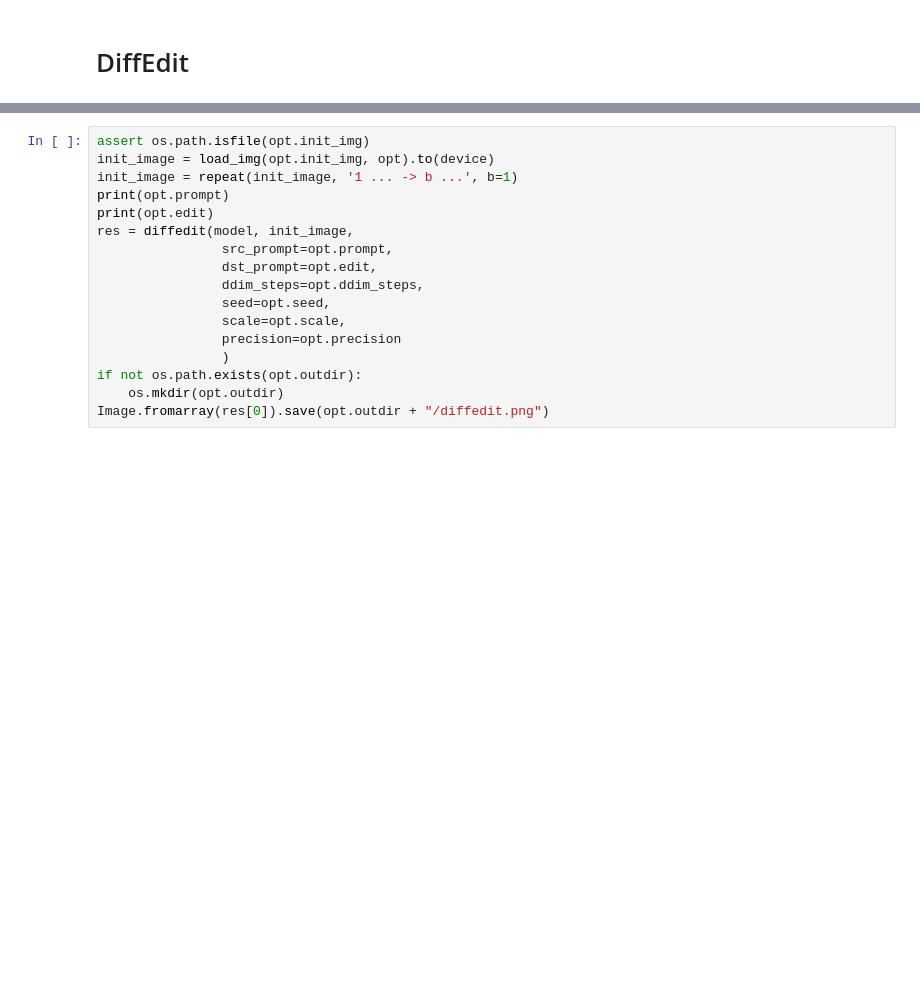
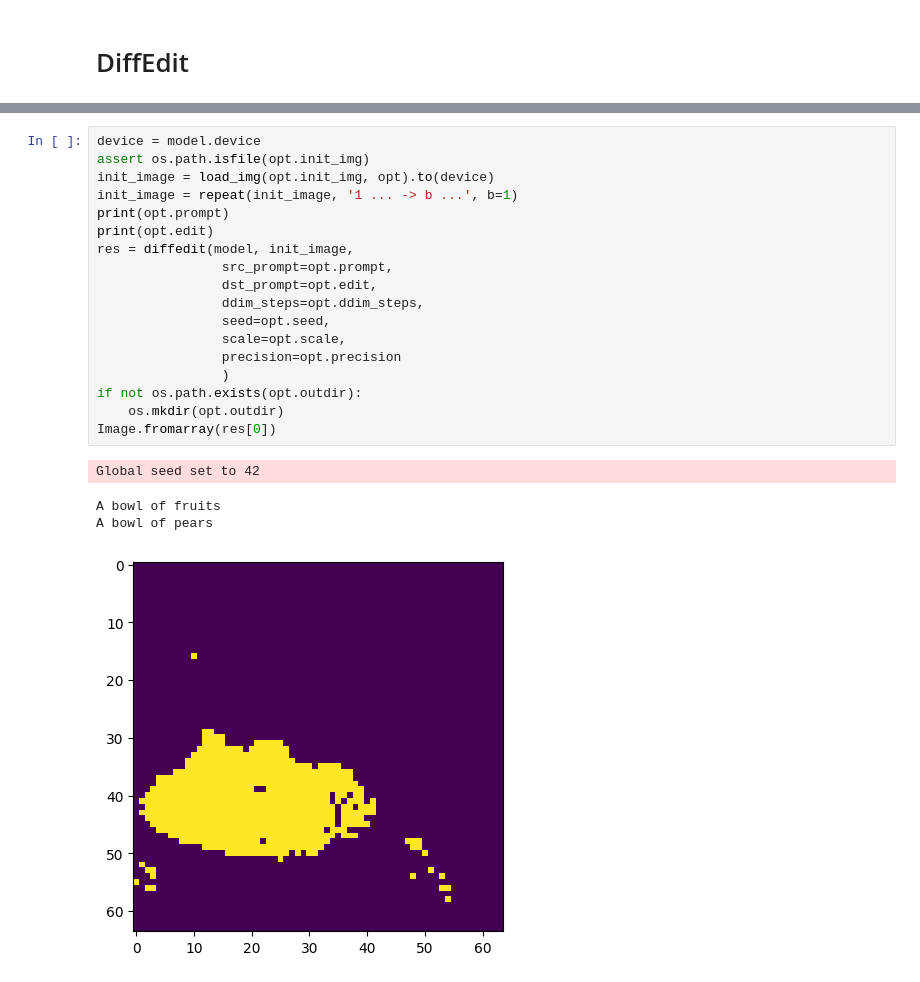
Before and after one commit to LuChengTHU/dpm-solver, a Jupyter notebook: example_v2/stable-diffusion/scripts/diffedit_inpaint.ipynb, the cells around one changed output, grey strips where cells are left out. Drawn from its saved outputs; the diff is of its cells as text; blank space fills up the shorter version.

```diff
--- a/example_v2/stable-diffusion/scripts/diffedit_inpaint.ipynb
+++ b/example_v2/stable-diffusion/scripts/diffedit_inpaint.ipynb
@@ -321,17 +351,23 @@ model, opt = main()
 # %%
+device = model.device
 assert os.path.isfile(opt.init_img)
 init_image = load_img(opt.init_img, opt).to(device)
 init_image = repeat(init_image, '1 ... -> b ...', b=1)
 print(opt.prompt)
 print(opt.edit)
 res = diffedit(model, init_image,
                 src_prompt=opt.prompt,
                 dst_prompt=opt.edit,
                 ddim_steps=opt.ddim_steps,
                 seed=opt.seed,
                 scale=opt.scale,
                 precision=opt.precision
                 )
 if not os.path.exists(opt.outdir):
     os.mkdir(opt.outdir)
-Image.fromarray(res[0]).save(opt.outdir + "/diffedit.png")
+Image.fromarray(res[0])
+# %% [output]
+Global seed set to 42
+A bowl of fruits
+A bowl of pears
+[figure, added]
```
Also changed, not shown: parts of 3 cells of this notebook, 2 other files.
